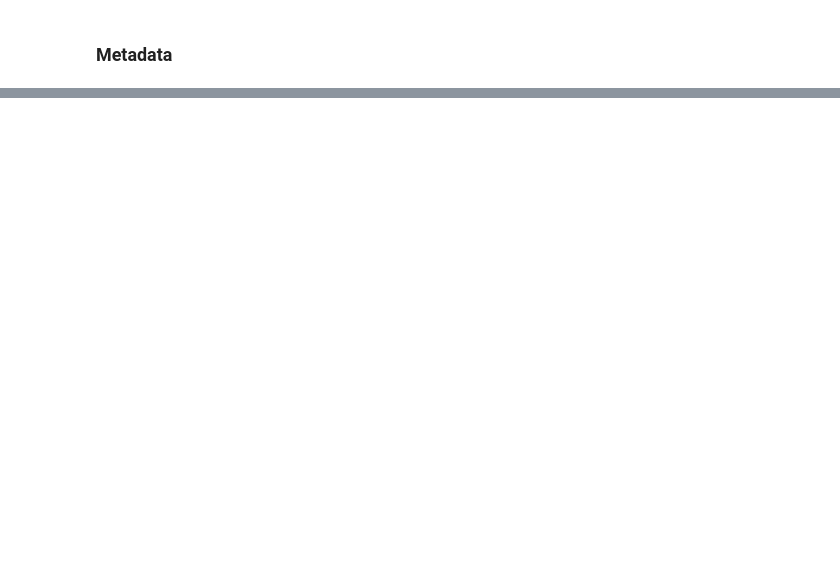
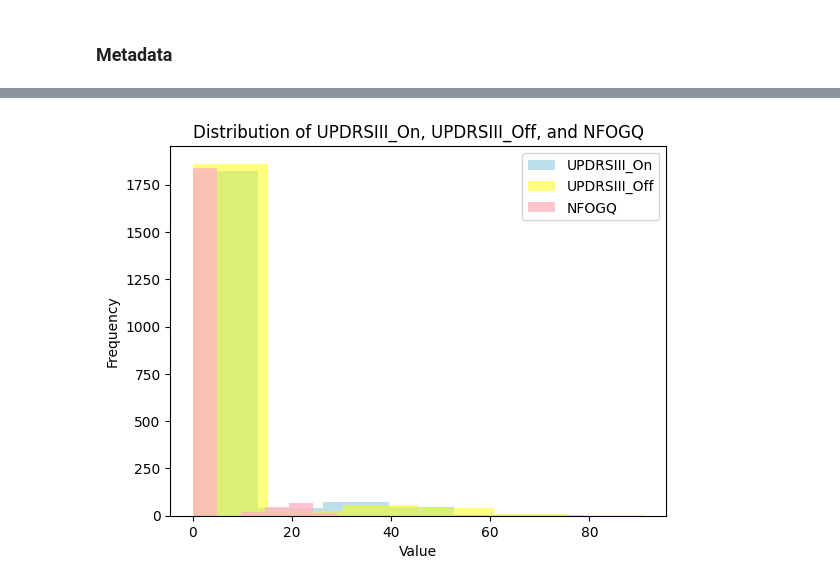
Before and after one commit to pariaighanian/Parkinson_Freezing_of_Gait_Prediction, a Jupyter notebook: UPDRS.ipynb, the cells around one changed output, grey strips where cells are left out. Cells and saved outputs as stored; diff of their text form; code cells hidden in the pictures; blank space fills up the shorter version.

```diff
--- a/UPDRS.ipynb
+++ b/UPDRS.ipynb
@@ -64,0 +245,14 @@ daily_metadata_df = pd.read_csv(data_directory+"daily_metadata.csv")
+# %%
+# Mode imputation
+
+columns_mode = ['Sex', 'Medication', 'Age', 'YearsSinceDx', 'UPDRSIII_On', 'UPDRSIII_Off', 'NFOGQ']
+merged_data[columns_mode] = merged_data[columns_mode].fillna(merged_data[columns_mode].mode().iloc[0])
+
+# Median imputation
+
+columns_median = ['Begin', 'End', 'Init', 'Completion', 'Kinetic', 'Visit', 'Test']
+merged_data[columns_median] = merged_data[columns_median].fillna(merged_data[columns_median].median())
+
+# Dropping rows with missing values in columns 'Type' and 'Task'
+
+merged_data = merged_data.dropna(subset=['Type', 'Task'])
@@ -64,0 +387,29 @@ daily_metadata_df = pd.read_csv(data_directory+"daily_metadata.csv")
+# %%
+# Create a figure and axes for the plot
+
+fig, ax = plt.subplots()
+
+# Plot the histogram for the 'UPDRSIII_On' column and set the color
+
+ax.hist(merged_data['UPDRSIII_On'], bins=6, color='lightblue', alpha=0.8, label='UPDRSIII_On')
+
+# Plot the histogram for the 'UPDRSIII_Off' column and set the color
+
+ax.hist(merged_data['UPDRSIII_Off'], bins=6, color='yellow', alpha=0.5, label='UPDRSIII_Off')
+
+# Plot the histogram for the 'NFOGQ' column and set the color
+
+ax.hist(merged_data['NFOGQ'], bins=6, color='lightpink', alpha=0.8, label='NFOGQ')
+
+# Set the labels for the x and y axes, and the title
+ax.set_xlabel('Value')
+ax.set_ylabel('Frequency')
+ax.set_title('Distribution of UPDRSIII_On, UPDRSIII_Off, and NFOGQ')
+
+# Add a legend
+ax.legend()
+
+# Display the plot
+plt.show()
+# %% [output]
+[figure, added]
```
Also changed, not shown: parts of 27 cells of this notebook.
